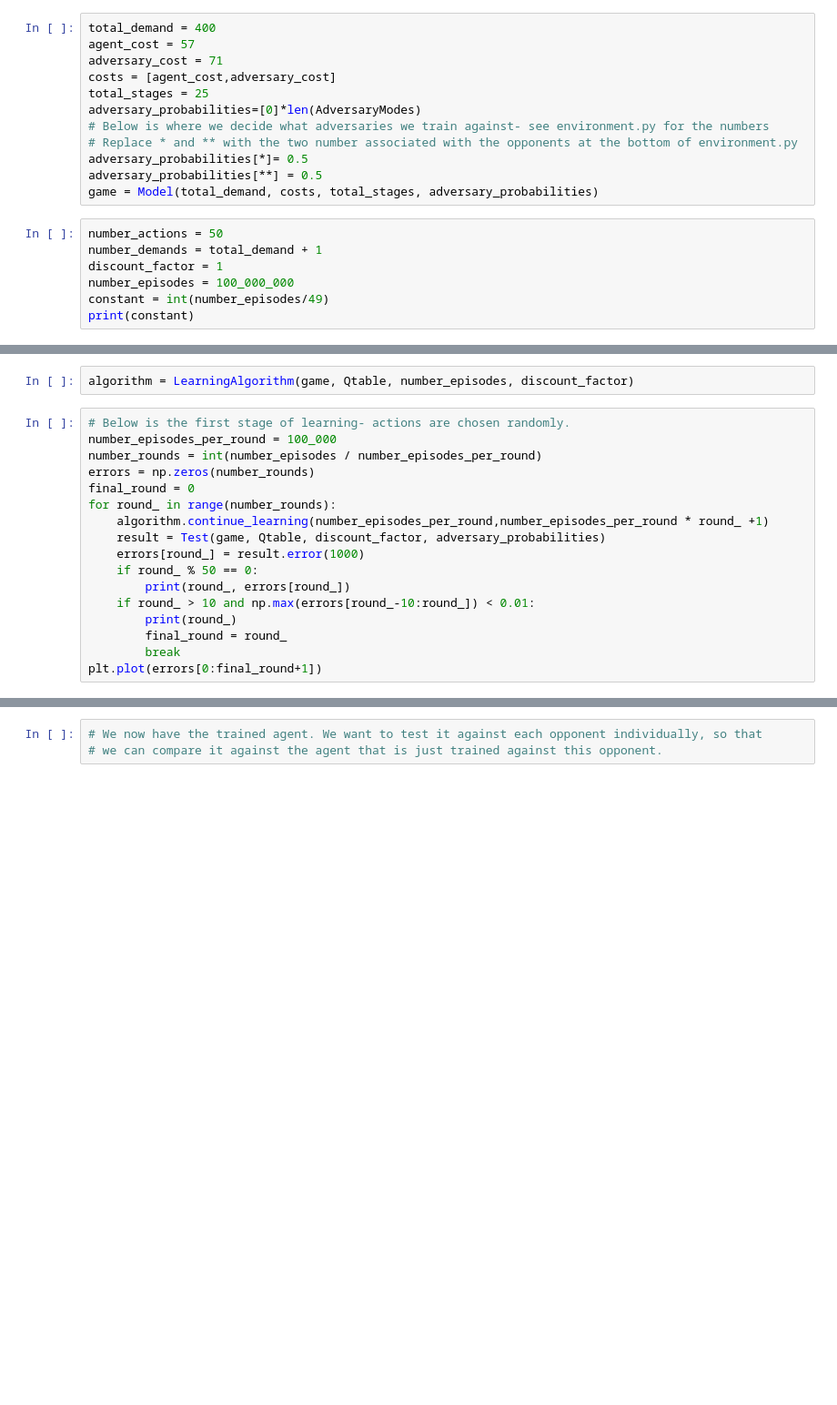
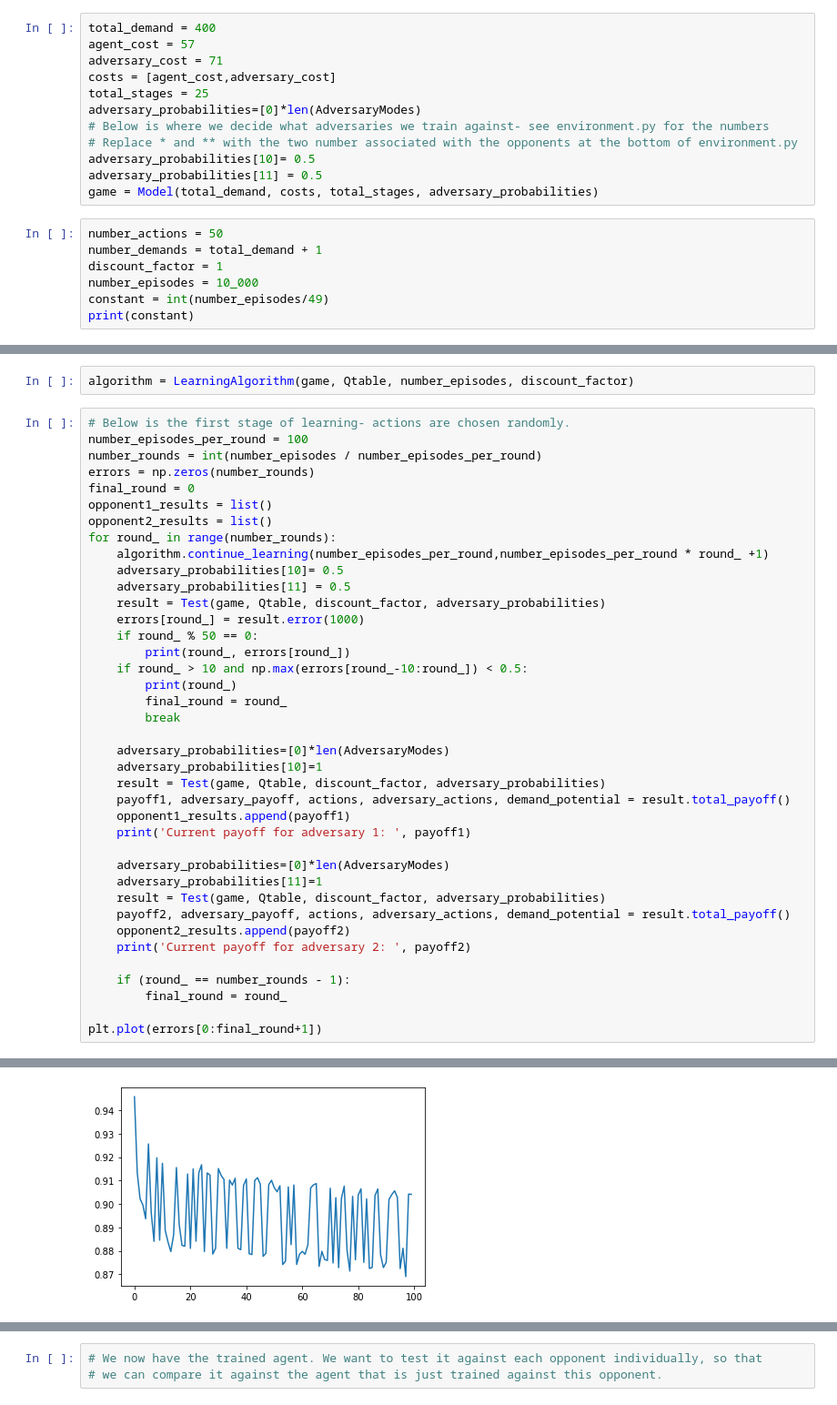
Before and after one commit to stengel/EquiLearn, a Jupyter notebook: qLearning/Episodic_learning_with_memory/qLearningSimulations.ipynb, the cells around one changed output, grey strips where cells are left out. Shown: that part at 91% size. Cells and saved outputs as stored; diff of their text form; blank space fills up the shorter version.

Commit message:
save payoffs as we go along

```diff
--- a/qLearning/Episodic_learning_with_memory/qLearningSimulations.ipynb
+++ b/qLearning/Episodic_learning_with_memory/qLearningSimulations.ipynb
@@ -16,13 +17,13 @@ total_stages = 25
 adversary_probabilities=[0]*len(AdversaryModes)
 # Below is where we decide what adversaries we train against- see environment.py for the numbers
 # Replace * and ** with the two number associated with the opponents at the bottom of environment.py
-adversary_probabilities[*]= 0.5
-adversary_probabilities[**] = 0.5
+adversary_probabilities[10]= 0.5
+adversary_probabilities[11] = 0.5
 game = Model(total_demand, costs, total_stages, adversary_probabilities)
 # %%
 number_actions = 50
 number_demands = total_demand + 1
 discount_factor = 1
-number_episodes = 100_000_000
+number_episodes = 10_000
 constant = int(number_episodes/49)
 print(constant)
@@ -34,18 +37,41 @@ Qtable = QTable(number_demands, number_actions, total_stages , learning_rate = [
 algorithm = LearningAlgorithm(game, Qtable, number_episodes, discount_factor)
 # %%
 # Below is the first stage of learning- actions are chosen randomly.
-number_episodes_per_round = 100_000
+number_episodes_per_round = 100
 number_rounds = int(number_episodes / number_episodes_per_round)
 errors = np.zeros(number_rounds)
 final_round = 0
+opponent1_results = list()
+opponent2_results = list()
 for round_ in range(number_rounds):
     algorithm.continue_learning(number_episodes_per_round,number_episodes_per_round * round_ +1)
+    adversary_probabilities[10]= 0.5
+    adversary_probabilities[11] = 0.5
     result = Test(game, Qtable, discount_factor, adversary_probabilities)
     errors[round_] = result.error(1000)
     if round_ % 50 == 0:
         print(round_, errors[round_])
-    if round_ > 10 and np.max(errors[round_-10:round_]) < 0.01:
+    if round_ > 10 and np.max(errors[round_-10:round_]) < 0.5:
         print(round_)
         final_round = round_
         break
+
+    adversary_probabilities=[0]*len(AdversaryModes)
+    adversary_probabilities[10]=1
+    result = Test(game, Qtable, discount_factor, adversary_probabilities)
+    payoff1, adversary_payoff, actions, adversary_actions, demand_potential = result.total_payoff()
+    opponent1_results.append(payoff1)
+    print('Current payoff for adversary 1: ', payoff1)
+
+    adversary_probabilities=[0]*len(AdversaryModes)
+    adversary_probabilities[11]=1
+    result = Test(game, Qtable, discount_factor, adversary_probabilities)
+    payoff2, adversary_payoff, actions, adversary_actions, demand_potential = result.total_payoff()
+    opponent2_results.append(payoff2)
+    print('Current payoff for adversary 2: ', payoff2)
+
+    if (round_ == number_rounds - 1):
+        final_round = round_
+
 plt.plot(errors[0:final_round+1])
+# %% [output]
@@ -51,0 +96 @@ plt.plot(errors[0:final_round+1])
+[figure, added]
```
Also changed, not shown: parts of 9 cells of this notebook, 1 other file.
